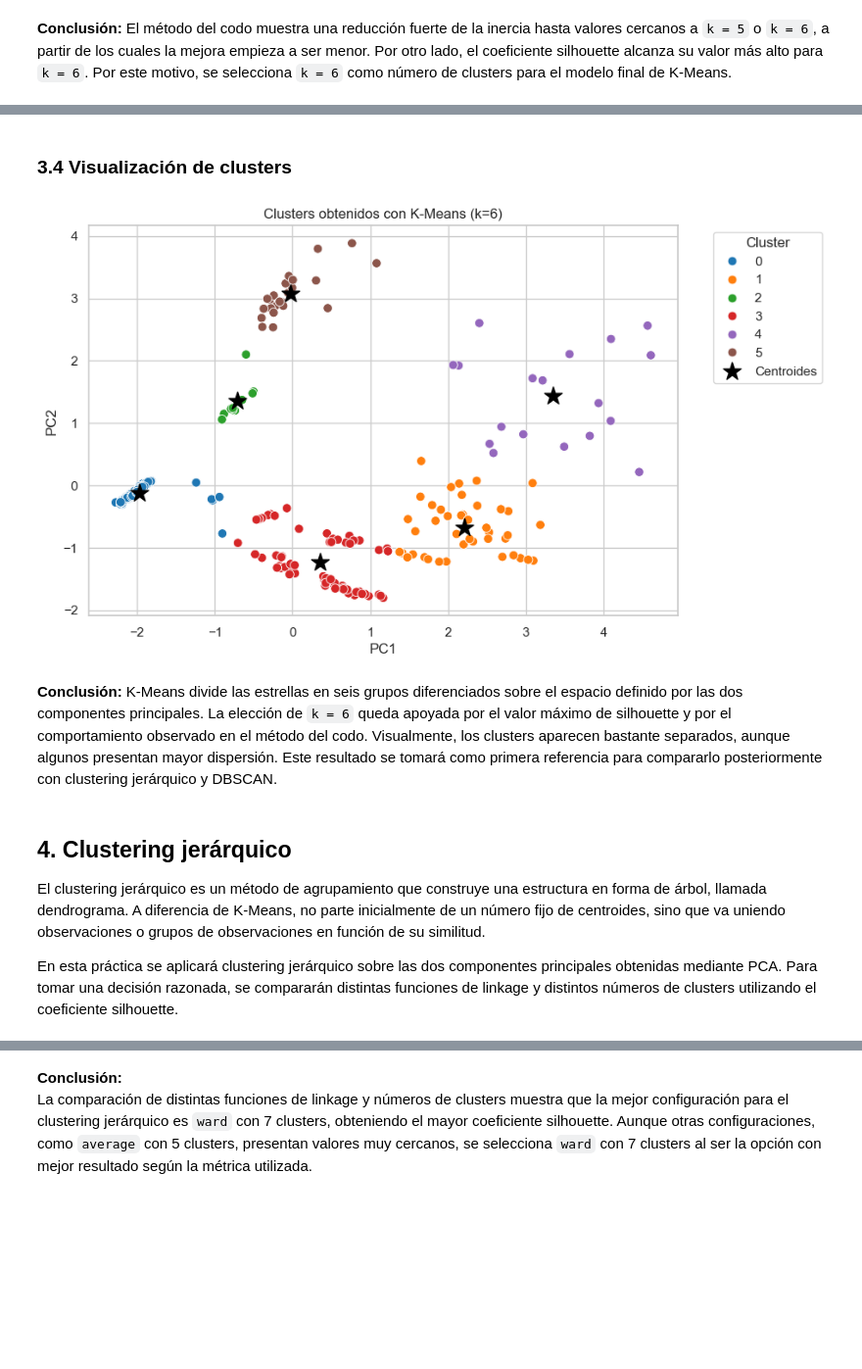
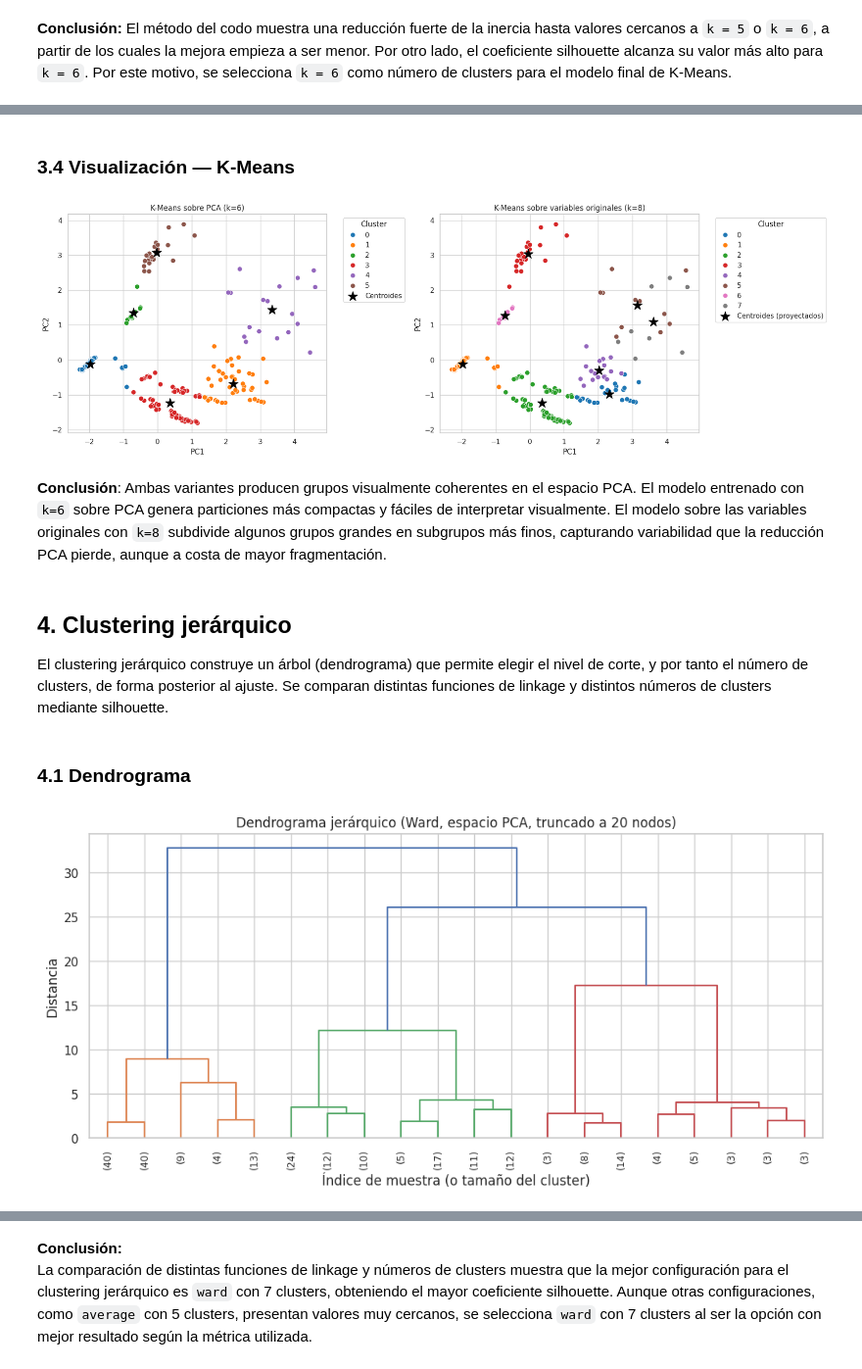
Before and after one commit to DiegoVa6/Grupo05_Practica2, a Jupyter notebook: practica2_estrellas.ipynb, the cells around one changed output, grey strips where cells are left out. Shown at 98% size. Drawn from its saved outputs; the diff is of its cells as text; code cells hidden in the pictures; blank space fills up the shorter version.

```diff
--- a/practica2_estrellas.ipynb
+++ b/practica2_estrellas.ipynb
@@ -571,39 +624,49 @@ Número de estrellas por cluster:
 # %% [markdown]
-### 3.4 Visualización de clusters
+### 3.4 Visualización — K-Means
 # %%
-plt.figure(figsize=(9, 6))
+fig, axes = plt.subplots(1, 2, figsize=(18, 6))
 
-sns.scatterplot(
-    data=df_pca,
-    x="PC1",
-    y="PC2",
-    hue="Cluster_KMeans",
-    palette="tab10",
-    s=60
-)
+# PCA
+sns.scatterplot(data=df_pca, x="PC1", y="PC2", hue="Cluster_KMeans_PCA",
+                palette="tab10", s=60, ax=axes[0])
+axes[0].scatter(kmeans_pca.cluster_centers_[:, 0], kmeans_pca.cluster_centers_[:, 1],
+                c="black", marker="*", s=250, label="Centroides")
+axes[0].set_title(f"K-Means sobre PCA (k={best_k_pca})")
+axes[0].set_xlabel("PC1"); axes[0].set_ylabel("PC2")
+axes[0].legend(title="Cluster", bbox_to_anchor=(1.05, 1), loc="upper left")
 
-plt.scatter(
-    kmeans_final.cluster_centers_[:, 0],
-    kmeans_final.cluster_centers_[:, 1],
-    c="black",
-    marker="*",
-    s=250,
-    label="Centroides"
-)
+# Variables originales — proyectamos centros al espacio PCA para visualizarlos
+centers_scaled_pca = pca.transform(kmeans_scaled.cluster_centers_)
+sns.scatterplot(data=df_pca, x="PC1", y="PC2", hue="Cluster_KMeans_Scaled",
+                palette="tab10", s=60, ax=axes[1])
+axes[1].scatter(centers_scaled_pca[:, 0], centers_scaled_pca[:, 1],
+                c="black", marker="*", s=250, label="Centroides (proyectados)")
+axes[1].set_title(f"K-Means sobre variables originales (k={best_k_scaled})")
+axes[1].set_xlabel("PC1"); axes[1].set_ylabel("PC2")
+axes[1].legend(title="Cluster", bbox_to_anchor=(1.05, 1), loc="upper left")
 
-plt.title("Clusters obtenidos con K-Means (k=6)")
-plt.xlabel("PC1")
-plt.ylabel("PC2")
-plt.legend(title="Cluster", bbox_to_anchor=(1.05, 1), loc="upper left")
+plt.tight_layout()
 plt.show()
 # %% [output]
-[figure, old version]
+[figure, new version]
 # %% [markdown]
-**Conclusión:** K-Means divide las estrellas en seis grupos diferenciados sobre el espacio definido por las dos componentes principales. La elección de `k = 6` queda apoyada por el valor máximo de silhouette y por el comportamiento observado en el método del codo. Visualmente, los clusters aparecen bastante separados, aunque algunos presentan mayor dispersión. Este resultado se tomará como primera referencia para compararlo posteriormente con clustering jerárquico y DBSCAN.
+**Conclusión**: Ambas variantes producen grupos visualmente coherentes en el espacio PCA. El modelo entrenado con `k=6` sobre PCA genera particiones más compactas y fáciles de interpretar visualmente. El modelo sobre las variables originales con `k=8` subdivide algunos grupos grandes en subgrupos más finos, capturando variabilidad que la reducción PCA pierde, aunque a costa de mayor fragmentación.
 # %% [markdown]
 ## 4. Clustering jerárquico
 
-El clustering jerárquico es un método de agrupamiento que construye una estructura en forma de árbol, llamada dendrograma. A diferencia de K-Means, no parte inicialmente de un número fijo de centroides, sino que va uniendo observaciones o grupos de observaciones en función de su similitud.
-
-En esta práctica se aplicará clustering jerárquico sobre las dos componentes principales obtenidas mediante PCA. Para tomar una decisión razonada, se compararán distintas funciones de linkage y distintos números de clusters utilizando el coeficiente silhouette.
+El clustering jerárquico construye un árbol (dendrograma) que permite elegir el nivel de corte, y por tanto el número de clusters, de forma posterior al ajuste. Se comparan distintas funciones de linkage y distintos números de clusters mediante silhouette.
+# %% [markdown]
+### 4.1 Dendrograma
+# %%
+Z = linkage(X_pca, method="ward")
+
+plt.figure(figsize=(12, 5))
+dendrogram(Z, truncate_mode="lastp", p=20, show_leaf_counts=True,
+           leaf_rotation=90, leaf_font_size=9)
+plt.title("Dendrograma jerárquico (Ward, espacio PCA, truncado a 20 nodos)")
+plt.xlabel("Índice de muestra (o tamaño del cluster)")
+plt.ylabel("Distancia")
+plt.show()
+# %% [output]
+[figure, added]
 # %% [markdown]
```
Also changed, not shown: parts of 78 cells of this notebook.
